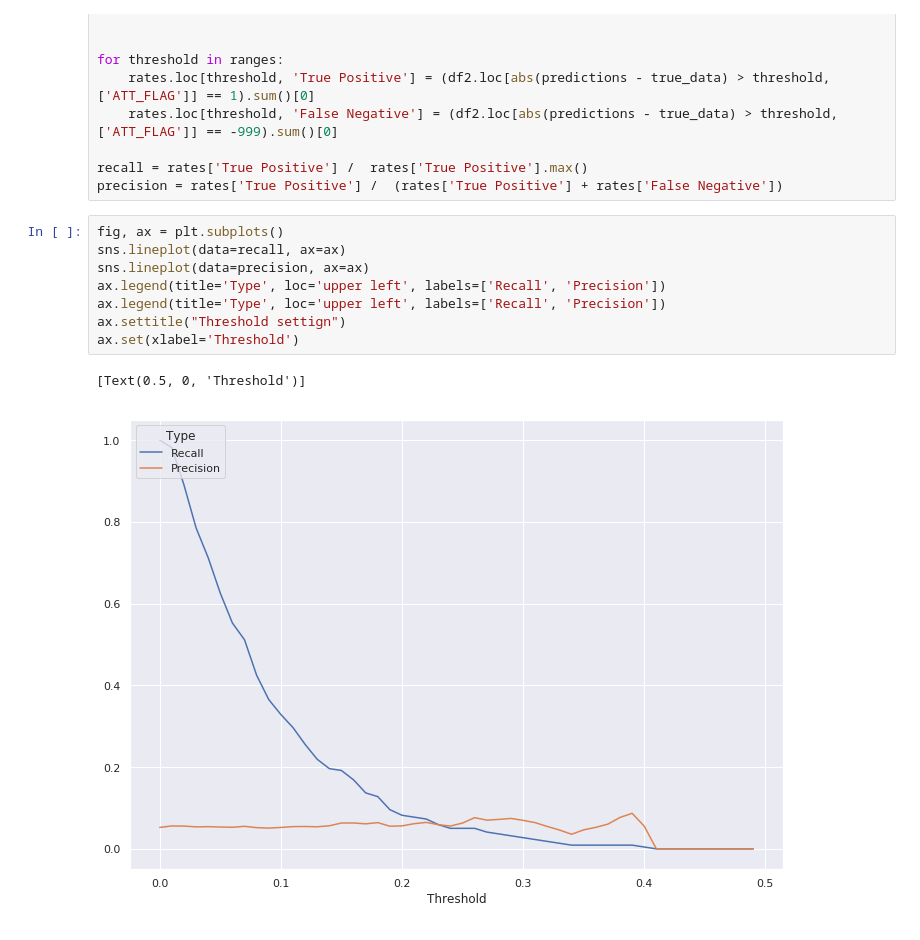
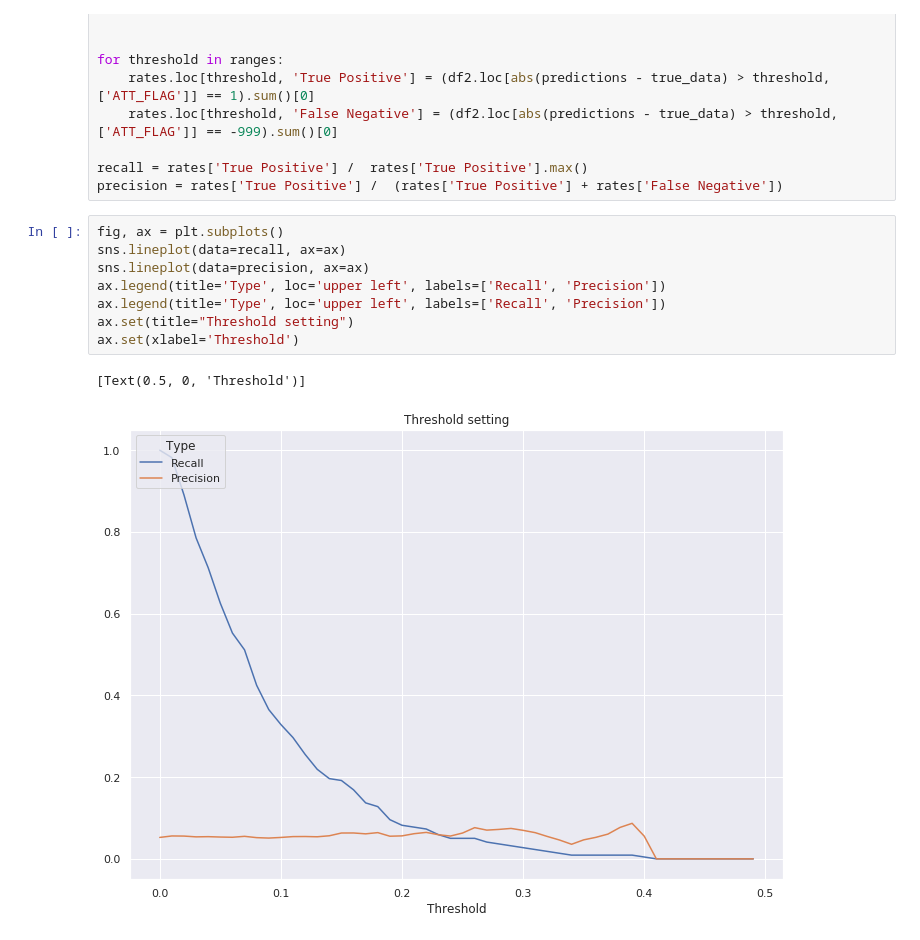
Before and after one commit to sebastiaansch/CDALab2, a Jupyter notebook: Assignment/ARMA task.ipynb, the cells around one changed output. Drawn from its saved outputs; the diff is of its cells as text.

```diff
--- a/Assignment/ARMA task.ipynb
+++ b/Assignment/ARMA task.ipynb
@@ -188,11 +233,11 @@ precision = rates['True Positive'] /  (rates['True Positive'] + rates['False Neg
 # %%
 fig, ax = plt.subplots()
 sns.lineplot(data=recall, ax=ax)
 sns.lineplot(data=precision, ax=ax)
 ax.legend(title='Type', loc='upper left', labels=['Recall', 'Precision'])
 ax.legend(title='Type', loc='upper left', labels=['Recall', 'Precision'])
-ax.settitle("Threshold settign")
+ax.set(title="Threshold setting")
 ax.set(xlabel='Threshold')
 # %% [output]
 [Text(0.5, 0, 'Threshold')]
-[figure, old version]
+[figure, new version]
```
Also changed, not shown: parts of 3 cells of this notebook, 1 other file.
